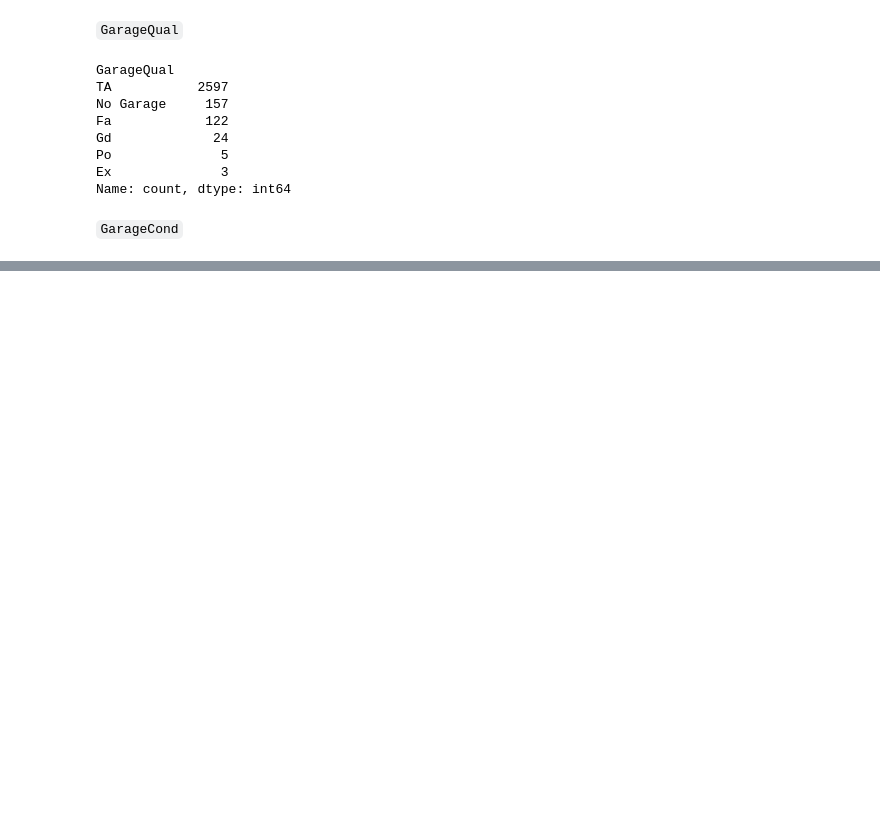
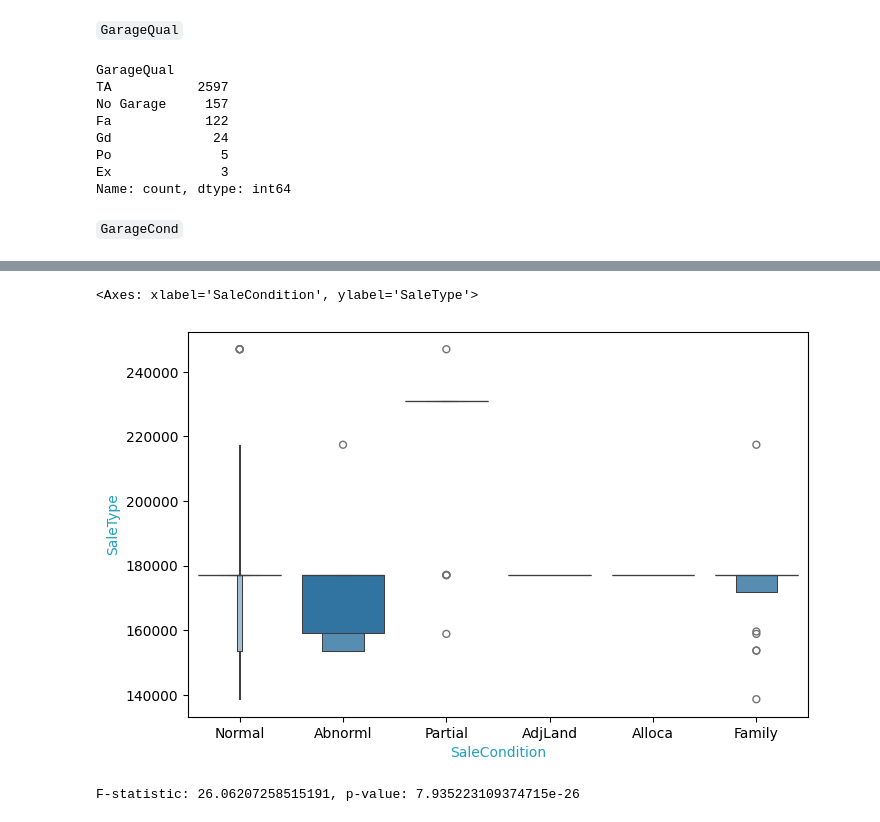
Before and after one commit to rahmankhan2241/House-Price-Prediction-Kaggle-Competition, a Jupyter notebook: Preprocessing.ipynb, the cells around one changed output, grey strips where cells are left out. Cells and saved outputs as stored; diff of their text form; code cells hidden in the pictures; blank space fills up the shorter version.

```diff
--- a/Preprocessing.ipynb
+++ b/Preprocessing.ipynb
@@ -907,0 +1029,4 @@ Label_encod.append('GarageQual')
+# %%
+## Let's see the effect on mean price also
+mean_SaleType = all_df.groupby('SaleType')['SalePrice'].mean().sort_values(ascending = False)
+mean_SaleType
@@ -907,0 +1047,4 @@ Label_encod.append('GarageQual')
+# %%
+mean_SaleType.to_dict()
+all_df['SaleType'] = all_df.SaleType.map(np.round(mean_SaleType))
+print(all_df.SaleType.value_counts())
@@ -907,0 +1076,15 @@ Label_encod.append('GarageQual')
+# %%
+sns.boxenplot(data = all_df, x = 'SaleCondition', y = 'SaleType')
+# %% [output]
+<Axes: xlabel='SaleCondition', ylabel='SaleType'>
+[figure, added]
+# %%
+from scipy.stats import f_oneway
+import pandas as pd
+
+# Perform ANOVA
+groups = [all_df[all_df['SaleCondition'] == cat]['SalePrice'] for cat in all_df['SaleCondition'].unique()]
+f_stat, p_value = f_oneway(*groups)
+print(f"F-statistic: {f_stat}, p-value: {p_value}")
+# %% [output]
+F-statistic: 26.06207258515191, p-value: 7.935223109374715e-26
```
Also changed, not shown: parts of 58 cells of this notebook, 7 other files.
